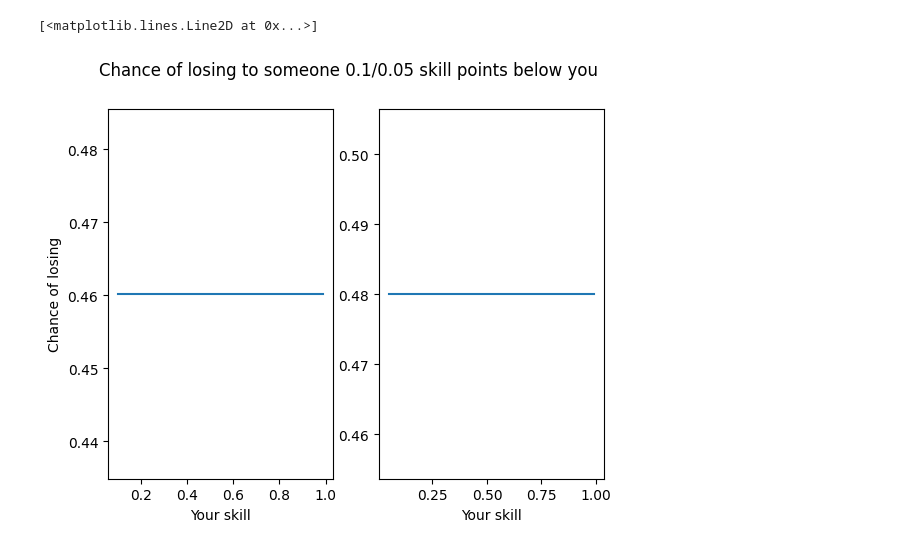
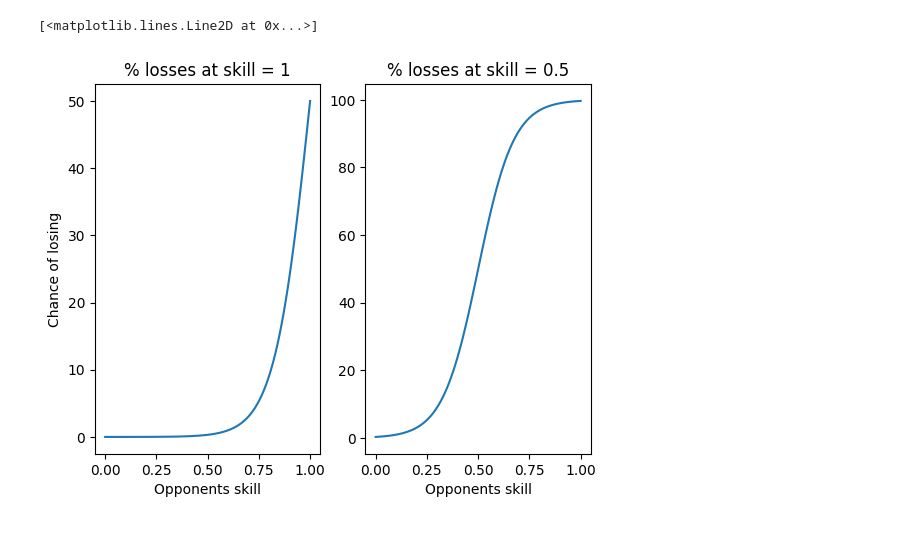
Before and after one commit to kmodo1/tourney-sim, a Jupyter notebook: game_method_testing.ipynb, the cells around one changed output. Cells and saved outputs as stored; diff of their text form; code cells hidden in the pictures.

```diff
--- a/game_method_testing.ipynb
+++ b/game_method_testing.ipynb
@@ -20,0 +24,6 @@ def game(skill1, skill2):
+# %%
+loss_probabilities = []
+for skill_diff in np.arange(0, 1.05, 0.05):
+    relative_log_difference = np.pow(10, (skill_diff)/0.2)
+    print(f"Chance of losing to a player {skill_diff:<4g} skill below you: " +
+          f"{(1 - relative_log_difference/(relative_log_difference + 1)) * 100:.3g}%")
@@ -21,18 +48,21 @@ def game(skill1, skill2):
 # %%
 loss_probabilities = []
-for skill in np.arange(0.1, 1, 0.01):
-    loss_probabilities.append(scipy.stats.norm(0.0, 1).cdf(-0.1))
-plt.suptitle("Chance of losing to someone 0.1/0.05 skill points below you")
+for skill in np.arange(0, 1.01, 0.01):
+    relative_log_difference = np.pow(10, (1 - skill)/0.2)
+    loss_probabilities.append((1 - relative_log_difference/(relative_log_difference + 1)) * 100)
 plt.subplot(1, 2, 1)
-plt.xlabel("Your skill")
+plt.title("% losses at skill = 1")
+plt.xlabel("Opponents skill")
 plt.ylabel("Chance of losing")
-plt.plot(np.arange(0.1, 1, 0.01), loss_probabilities)
+plt.plot(np.arange(0, 1.01, 0.01), loss_probabilities)
 loss_probabilities = []
-for skill in np.arange(0.05, 1, 0.01):
-    loss_probabilities.append(scipy.stats.norm(0.0, 1).cdf(-0.05))
+for skill in np.arange(0, 1.01, 0.01):
+    relative_log_difference = np.pow(10, (0.5 - skill)/0.2)
+    loss_probabilities.append((1 - relative_log_difference/(relative_log_difference + 1)) * 100)
 plt.subplot(1, 2, 2)
-plt.xlabel("Your skill")
-plt.plot(np.arange(0.05, 1, 0.01), loss_probabilities)
+plt.title("% losses at skill = 0.5")
+plt.xlabel("Opponents skill")
+plt.plot(np.arange(0, 1.01, 0.01), loss_probabilities)
 # %% [output]
 [<matplotlib.lines.Line2D at 0x...>]
-[figure, old version]
+[figure, new version]
```
Also changed, not shown: parts of 16 cells of this notebook.
